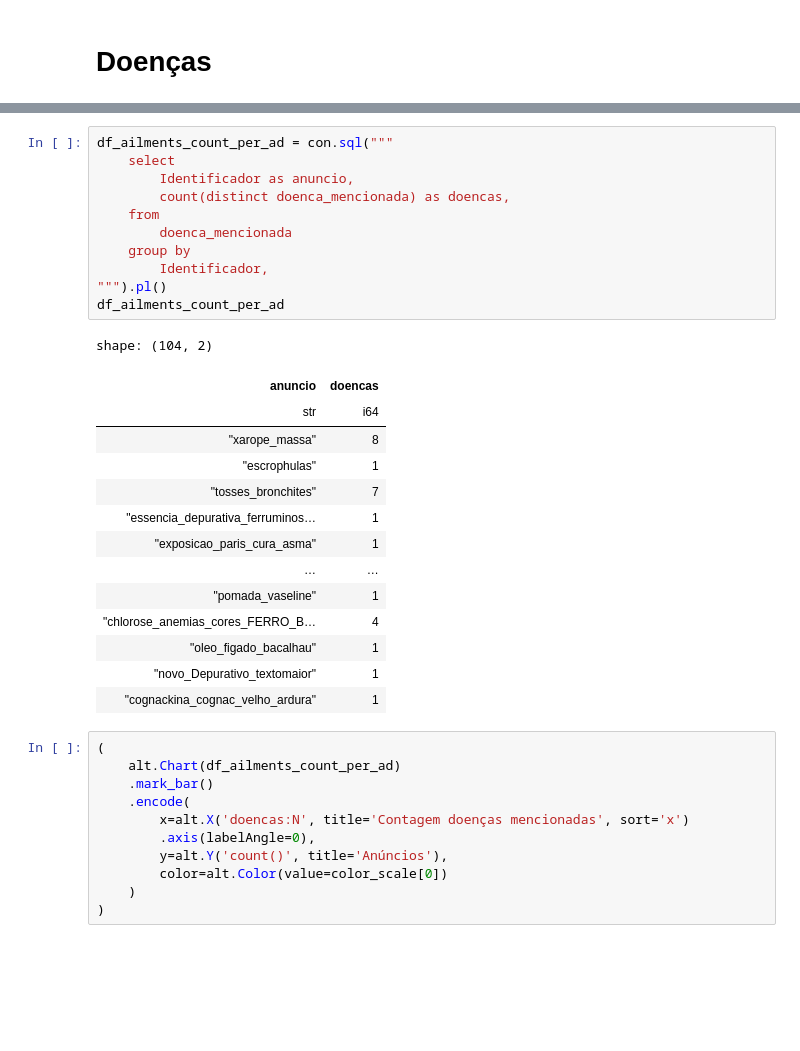
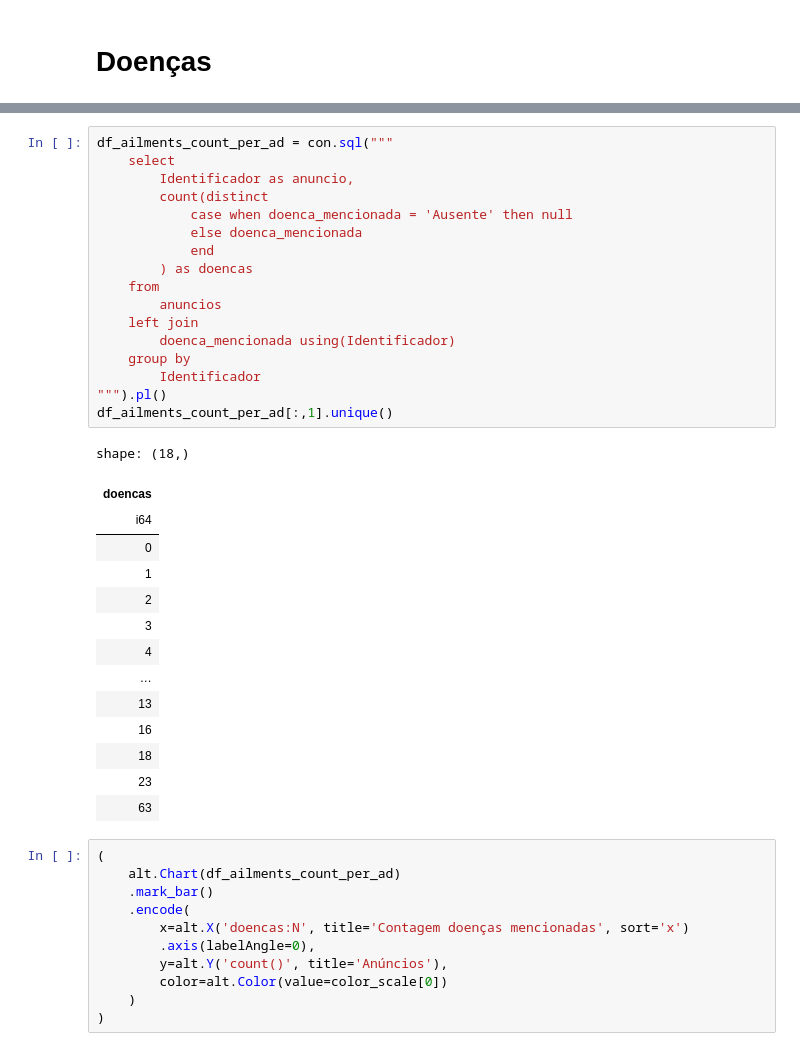
Before and after one commit to danibritods/pharma1880, a Jupyter notebook: notebooks/03_visualization.ipynb, the cells around one changed output, grey strips where cells are left out. Drawn from its saved outputs; the diff is of its cells as text; blank space fills up the shorter version.

```diff
--- a/notebooks/03_visualization.ipynb
+++ b/notebooks/03_visualization.ipynb
@@ -299,29 +329,35 @@ final_chart
 # %%
 df_ailments_count_per_ad = con.sql("""
     select
         Identificador as anuncio,
-        count(distinct doenca_mencionada) as doencas,
+        count(distinct
+            case when doenca_mencionada = 'Ausente' then null
+            else doenca_mencionada
+            end
+        ) as doencas
     from
-        doenca_mencionada
+        anuncios
+    left join
+        doenca_mencionada using(Identificador)
     group by
-        Identificador,
+        Identificador
 """).pl()
-df_ailments_count_per_ad
+df_ailments_count_per_ad[:,1].unique()
 # %% [output]
-shape: (104, 2)
+shape: (18,)
-| anuncio | doencas |
-| str | i64 |
-| "xarope_massa" | 8 |
-| "escrophulas" | 1 |
-| "tosses_bronchites" | 7 |
-| "essencia_depurativa_ferruminos… | 1 |
-| "exposicao_paris_cura_asma" | 1 |
-| … | … |
-| "pomada_vaseline" | 1 |
-| "chlorose_anemias_cores_FERRO_B… | 4 |
-| "oleo_figado_bacalhau" | 1 |
-| "novo_Depurativo_textomaior" | 1 |
-| "cognackina_cognac_velho_ardura" | 1 |
+| doencas |
+| i64 |
+| 0 |
+| 1 |
+| 2 |
+| 3 |
+| 4 |
+| … |
+| 13 |
+| 16 |
+| 18 |
+| 23 |
+| 63 |
 # %%
 (
     alt.Chart(df_ailments_count_per_ad)
```
Also changed, not shown: parts of 41 cells of this notebook.
